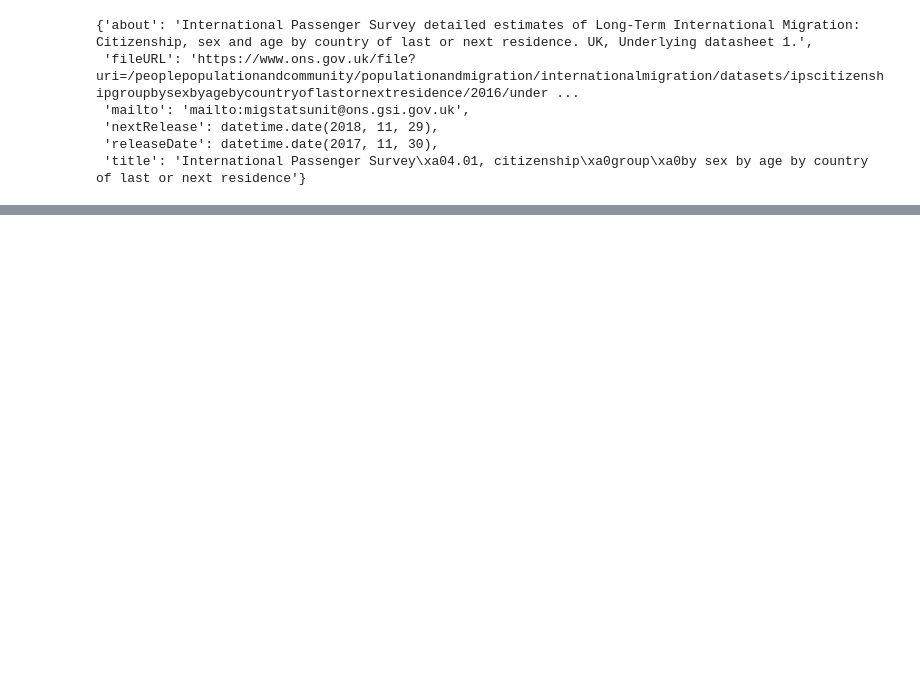
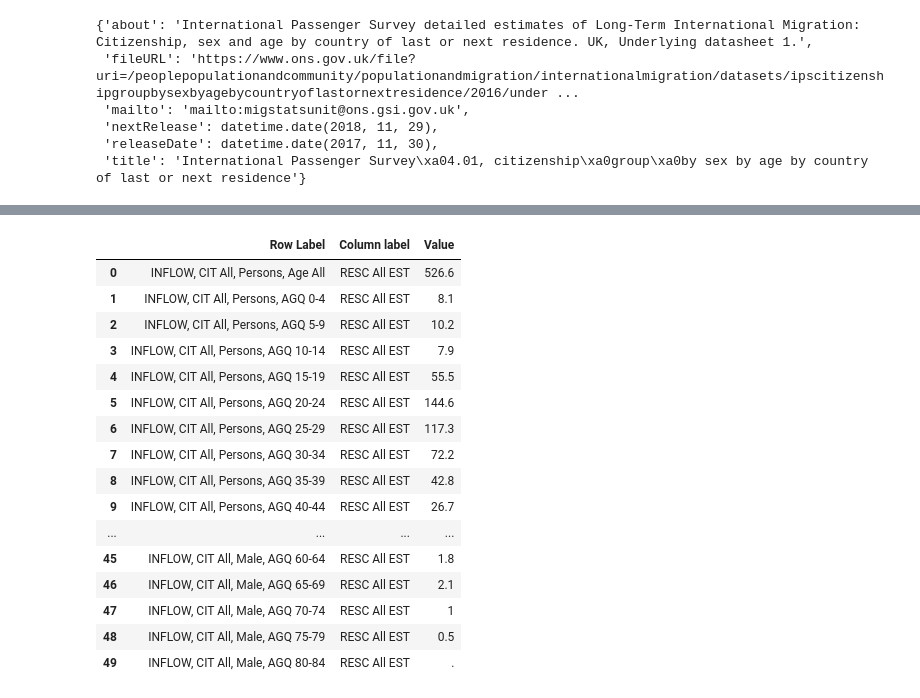
Before and after one commit to GSS-Cogs/ONS-LTIM-Passenger-Survey-4.01, a Jupyter notebook: Long-term international migration 4.01B Passenger survey.ipynb, the cells around one changed output, grey strips where cells are left out. Cells and saved outputs as stored; diff of their text form; code cells hidden in the pictures; blank space fills up the shorter version.

```diff
--- a/Long-term international migration 4.01B Passenger survey.ipynb
+++ b/Long-term international migration 4.01B Passenger survey.ipynb
@@ -92,0 +62,3 @@ new_table
+# %%
+observations = df1.iloc[:, 5:]
+observations.head()
@@ -93,3 +73,28 @@ new_table
+# %%
+new_table = pd.melt(observations,
+                       ["Row Label"],
+                       var_name="Column label",
+                       value_name="Value")
+# %%
+new_table.head(50)
+# %% [output]
+|  | Row Label | Column label | Value |
+| 0 | INFLOW, CIT All, Persons, Age All | RESC All EST | 526.6 |
+| 1 | INFLOW, CIT All, Persons, AGQ 0-4 | RESC All EST | 8.1 |
+| 2 | INFLOW, CIT All, Persons, AGQ 5-9 | RESC All EST | 10.2 |
+| 3 | INFLOW, CIT All, Persons, AGQ 10-14 | RESC All EST | 7.9 |
+| 4 | INFLOW, CIT All, Persons, AGQ 15-19 | RESC All EST | 55.5 |
+| 5 | INFLOW, CIT All, Persons, AGQ 20-24 | RESC All EST | 144.6 |
+| 6 | INFLOW, CIT All, Persons, AGQ 25-29 | RESC All EST | 117.3 |
+| 7 | INFLOW, CIT All, Persons, AGQ 30-34 | RESC All EST | 72.2 |
+| 8 | INFLOW, CIT All, Persons, AGQ 35-39 | RESC All EST | 42.8 |
+| 9 | INFLOW, CIT All, Persons, AGQ 40-44 | RESC All EST | 26.7 |
+| ... | ... | ... | ... |
+| 45 | INFLOW, CIT All, Male, AGQ 60-64 | RESC All EST | 1.8 |
+| 46 | INFLOW, CIT All, Male, AGQ 65-69 | RESC All EST | 2.1 |
+| 47 | INFLOW, CIT All, Male, AGQ 70-74 | RESC All EST | 1 |
+| 48 | INFLOW, CIT All, Male, AGQ 75-79 | RESC All EST | 0.5 |
+| 49 | INFLOW, CIT All, Male, AGQ 80-84 | RESC All EST | . |
 # %%
 new_table.shape
 # %% [output]
```
Also changed, not shown: parts of 91 cells of this notebook, 2 other files.
